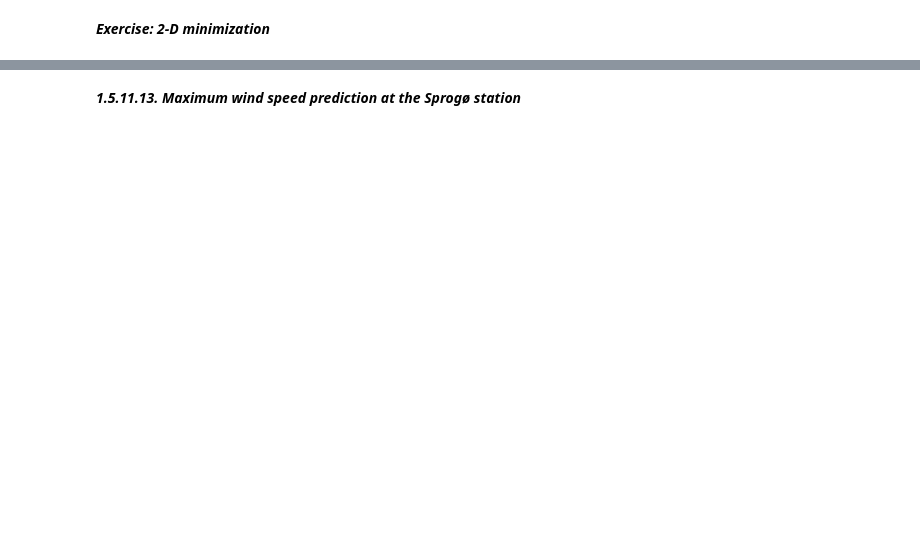
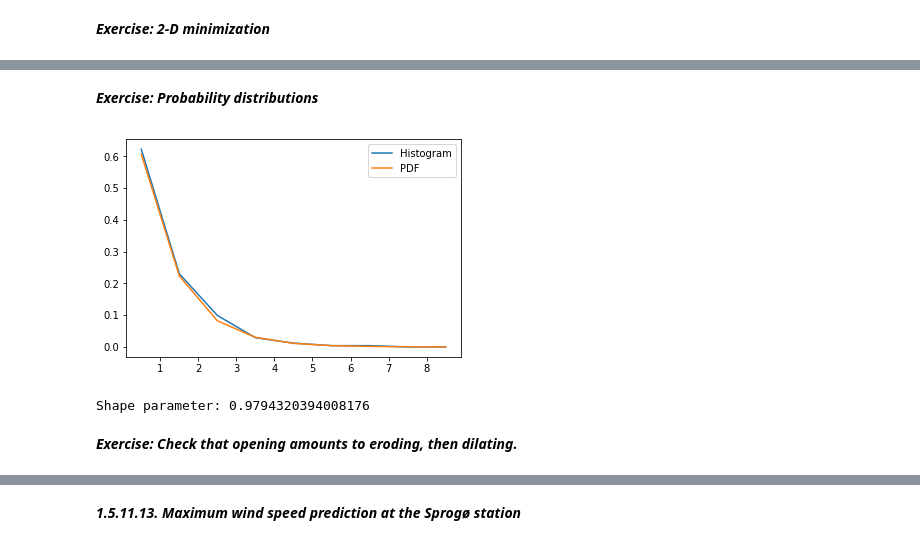
Before and after one commit to liverpoolfc98/MirmominovRM, a Jupyter notebook: docs/Homework6.ipynb, the cells around one changed output, grey strips where cells are left out. Saved outputs shown, nothing was run; the diff lists cells and outputs as text; code cells hidden in the pictures; blank space fills up the shorter version.

```diff
--- a/docs/Homework6.ipynb
+++ b/docs/Homework6.ipynb
@@ -59,0 +71,22 @@ print("Function value = ", resbrute[1], "\n")
+# %% [markdown]
+___Exercise: Probability distributions___
+# %%
+from scipy import stats
+a = np.random.gamma(t, size=1000)
+bins = np.arange(0, 10)
+histogram = np.histogram(a, bins=bins, density=True)[0]
+bins = 0.5*(bins[1:] + bins[:-1])
+b = stats.gamma.pdf(bins,1)
+
+plt.plot(bins, histogram, label = 'Histogram')
+plt.plot(bins, b, label = 'PDF')
+plt.legend()
+plt.show()
+
+r = stats.gamma.fit(a,1)
+print("Shape parameter:", r[0])
+# %% [output]
+[figure, added]
+Shape parameter: 0.9794320394008176
+# %% [markdown]
+___Exercise: Check that opening amounts to eroding, then dilating.___
```
Also changed, not shown: parts of 11 cells of this notebook, 1 other file.
